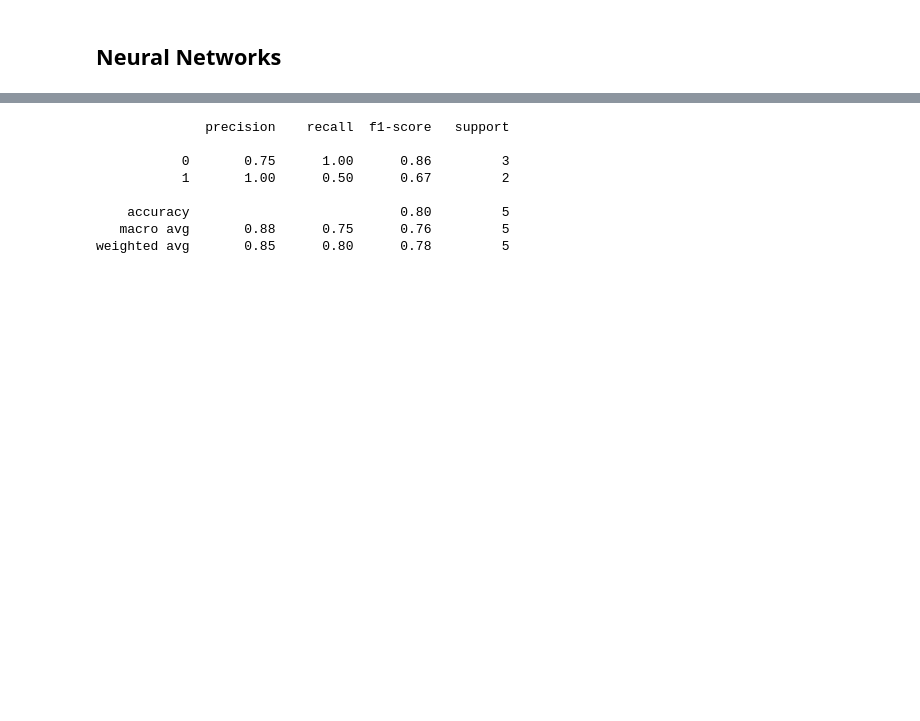
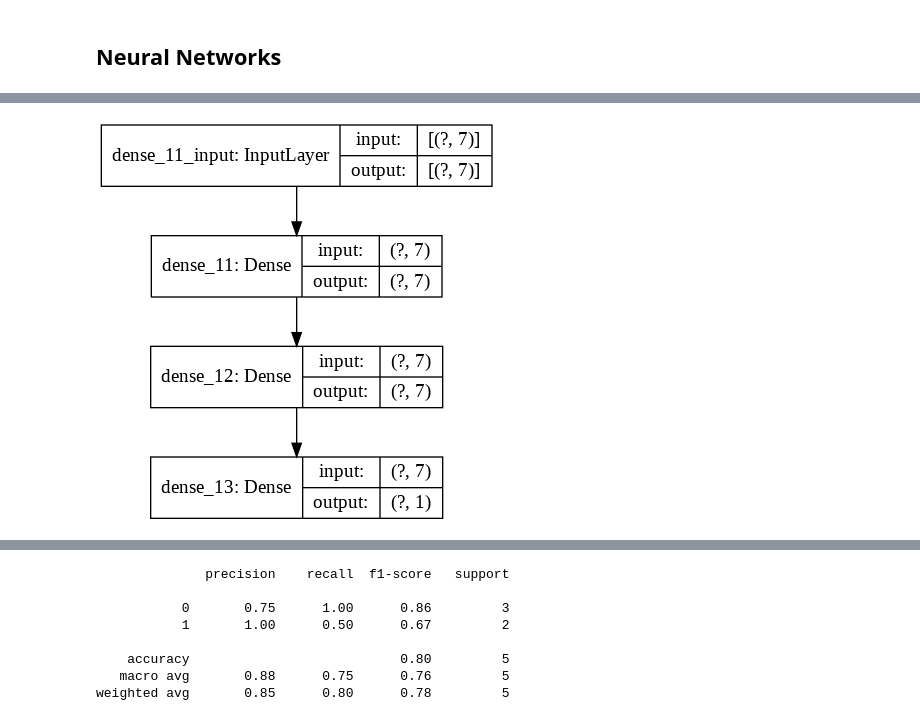
Before and after one commit to lisaong/stackup-workshops, a Jupyter notebook: mask-or-not/mask_or_not.ipynb, the cells around one changed output, grey strips where cells are left out. Saved outputs shown, nothing was run; the diff lists cells and outputs as text; code cells hidden in the pictures; blank space fills up the shorter version.

Commit message:
add model architecture plots

```diff
--- a/mask-or-not/mask_or_not.ipynb
+++ b/mask-or-not/mask_or_not.ipynb
@@ -273,6 +273,10 @@ Total params: 120
 Trainable params: 120
 Non-trainable params: 0
 _________________________________________________________________
+# %%
+tf.keras.utils.plot_model(mlp, show_shapes=True)
+# %% [output]
+[figure, added]
 # %%
 # early_stop = tf.keras.callbacks.EarlyStopping(patience=3)
 checkpoint = tf.keras.callbacks.ModelCheckpoint('mlp.h5', save_best_only=True)
```
Also changed, not shown: parts of 15 cells of this notebook.
